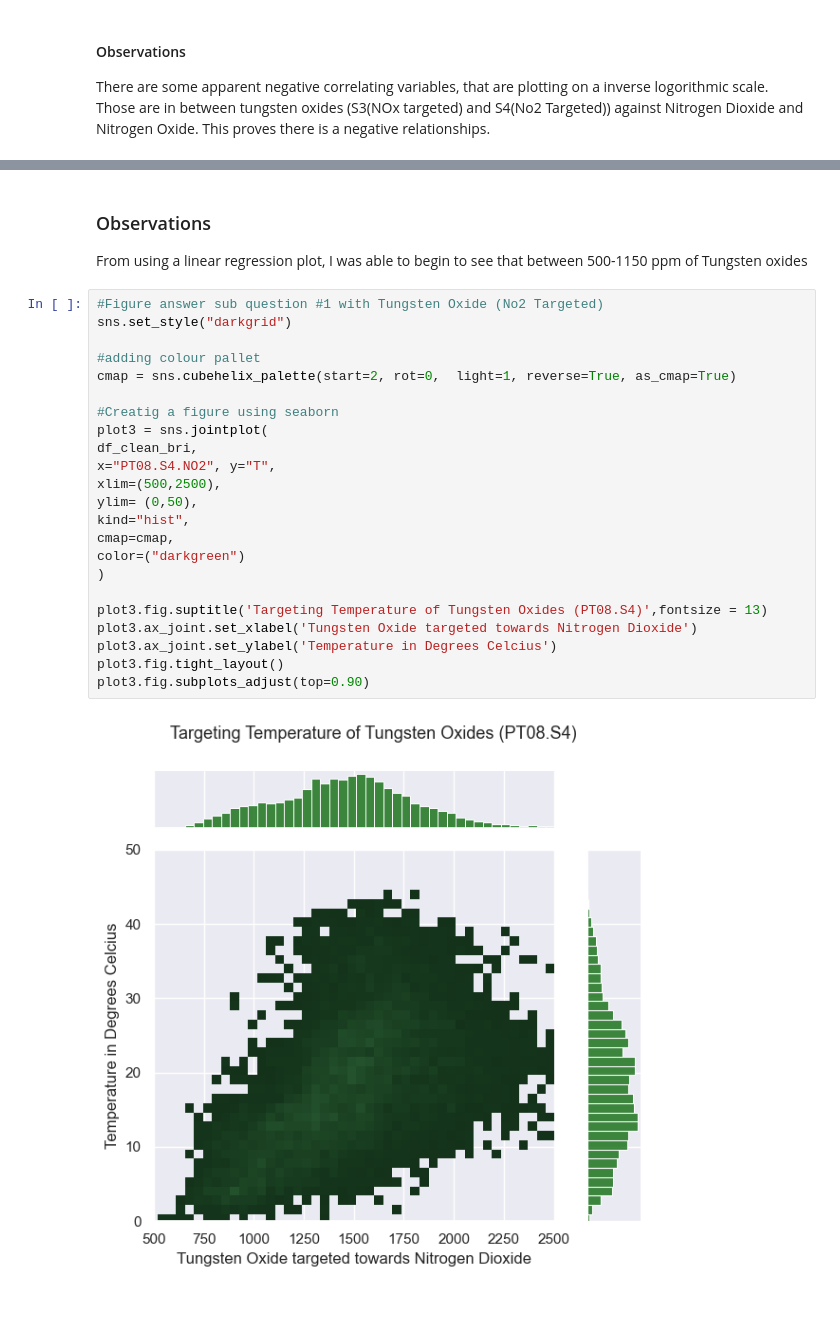
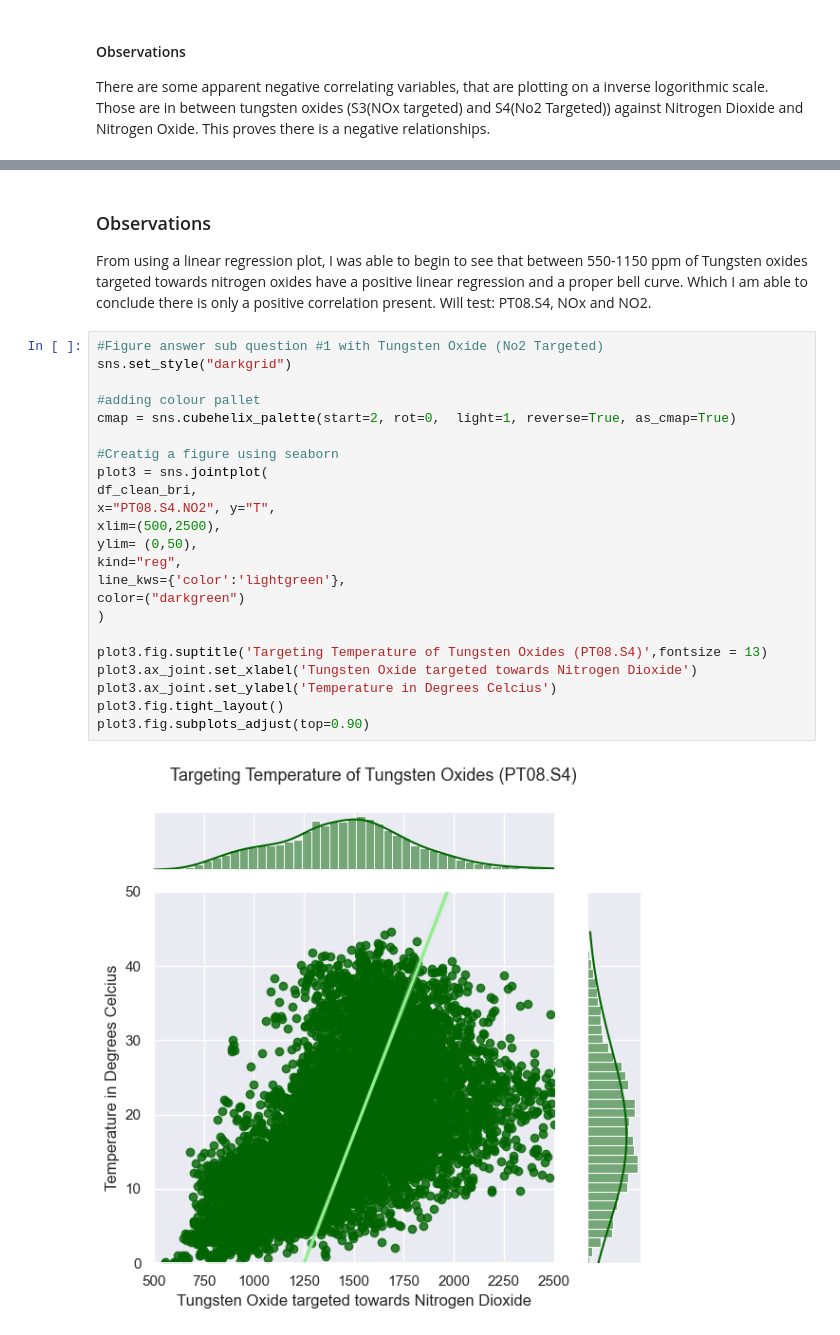
Before and after one commit to ubco-W2022T2-data301/project-group-group59, a Jupyter notebook: analysis/analysis2.ipynb, the cells around one changed output, grey strips where cells are left out. Cells and saved outputs as stored; diff of their text form; blank space fills up the shorter version.

```diff
--- a/analysis/analysis2.ipynb
+++ b/analysis/analysis2.ipynb
@@ -460,31 +456,32 @@ plot2.fig.subplots_adjust(top=0.90)
 # %% [markdown]
 ### Observations
- From using a linear regression plot, I was able to begin to see that between 500-1150 ppm of Tungsten oxides
+ From using a linear regression plot, I was able to begin to see that between 550-1150 ppm of Tungsten oxides targeted towards nitrogen oxides have a positive linear regression and a proper bell curve. Which I am able to conclude there is only a positive correlation present.
+ Will test: PT08.S4, NOx and NO2.
 # %%
 #Figure answer sub question #1 with Tungsten Oxide (No2 Targeted)
 sns.set_style("darkgrid")
 
 #adding colour pallet
 cmap = sns.cubehelix_palette(start=2, rot=0,  light=1, reverse=True, as_cmap=True)
 
 #Creatig a figure using seaborn
 plot3 = sns.jointplot(
 df_clean_bri,
 x="PT08.S4.NO2", y="T",
 xlim=(500,2500),
 ylim= (0,50),
-kind="hist",
-cmap=cmap,
+kind="reg",
+line_kws={'color':'lightgreen'},
 color=("darkgreen")
 )
 
 plot3.fig.suptitle('Targeting Temperature of Tungsten Oxides (PT08.S4)',fontsize = 13)
 plot3.ax_joint.set_xlabel('Tungsten Oxide targeted towards Nitrogen Dioxide')
 plot3.ax_joint.set_ylabel('Temperature in Degrees Celcius')
 plot3.fig.tight_layout()
 plot3.fig.subplots_adjust(top=0.90)
 # %% [output]
-[figure, old version]
+[figure, new version]
 # %% [markdown]
 ### Observations
 From this plot I was able to gather the Tungsten Oxide targeted towards Nirtogen Dioxides show a tendancy to cluster near the 1400 to 1800 ppm range at a temperature ranging from 25-40 degrees celcius. Again it is appearing to have a mid-correlation and normal distribution as the side graphs are depicting something similar to a bell curve.
```
Also changed, not shown: parts of 11 cells of this notebook.
